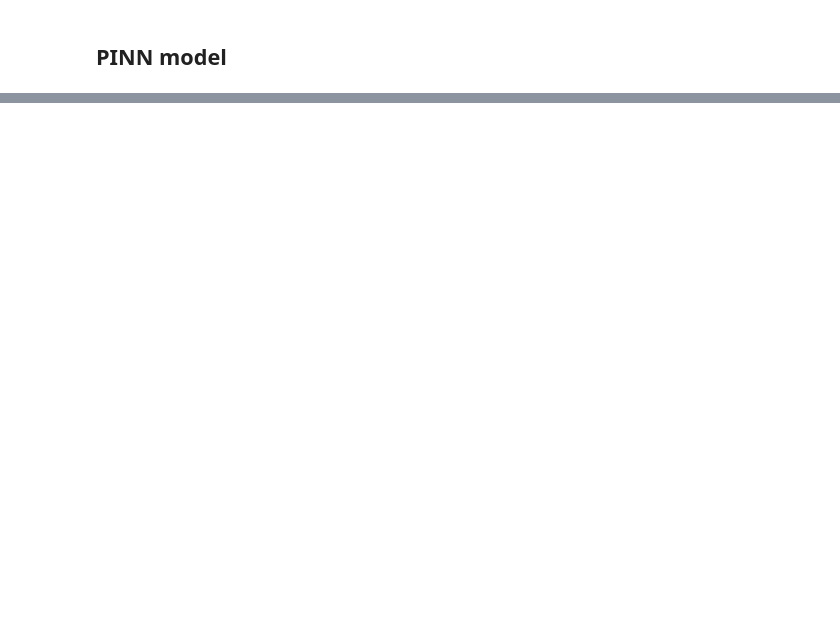
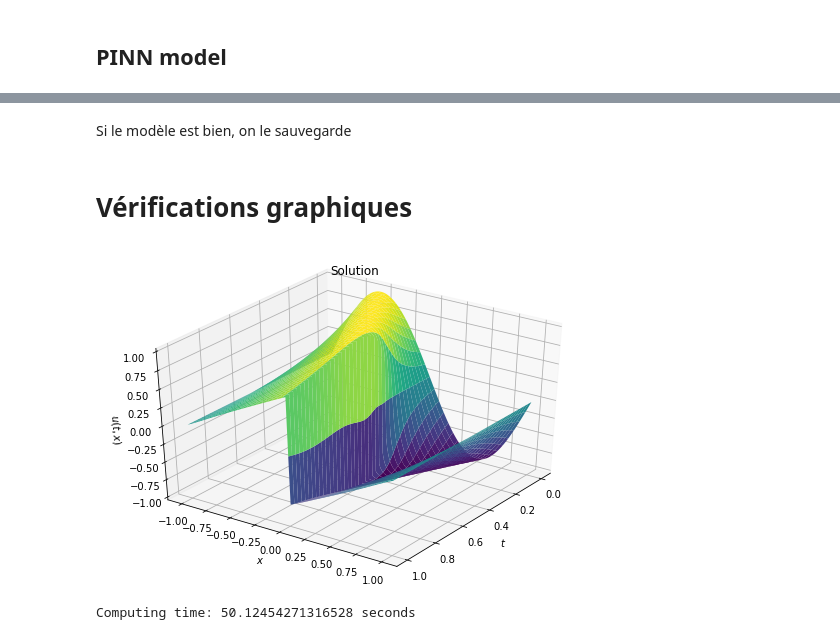
Before and after one commit to VincentItaliano/stage_M2, a Jupyter notebook: notebooks/Essais_PINN.ipynb, the cells around one changed output, grey strips where cells are left out. Drawn from its saved outputs; the diff is of its cells as text; code cells hidden in the pictures; blank space fills up the shorter version.

```diff
--- a/notebooks/Essais_PINN.ipynb
+++ b/notebooks/Essais_PINN.ipynb
@@ -342,0 +388,2 @@ def loss_fn(u_pred, u):
+# %% [markdown]
+Si le modèle est bien, on le sauvegarde
@@ -342,0 +392,4 @@ def loss_fn(u_pred, u):
+# %%
+model.load_weights('modelpasmal.h5')
+# %% [markdown]
+# Vérifications graphiques
@@ -342,0 +405,13 @@ def loss_fn(u_pred, u):
+# %%
+U = model.call(tf.cast(X_test_grid,DTYPE)).numpy().reshape(N+1,N+1)
+# Surface plot of u_p
+fig = plt.figure(figsize=(9,6))
+ax = fig.add_subplot(111, projection='3d')
+ax.plot_surface(T, X, U, cmap='viridis');
+ax.view_init(35,35)
+ax.set_xlabel('$t$')
+ax.set_ylabel('$x$')
+ax.set_zlabel('$u(t,x)$')
+ax.set_title('Solution');
+# %% [output]
+[figure, added]
@@ -342,0 +526,21 @@ def loss_fn(u_pred, u):
+# %%
+all_times = [0.38, 0.5, 1.0]
+exact_solutions = []
+N = 1000
+
+bg=EDP(N, viscosity.numpy() , u_0)
+x = bg.cells[bg.begin:bg.end]
+
+
+t0 = time()
+try:
+    for i_t, end_time in enumerate(all_times):
+      bg.init()
+      sol=bg.solve(end_time)
+      exact_solutions.append(sol[-1])
+except:
+  pass
+
+print('\nComputing time: {} seconds'.format(time()-t0))
+# %% [output]
+Computing time: 50.12454271316528 seconds
```
Also changed, not shown: parts of 59 cells of this notebook, 1 other file.
